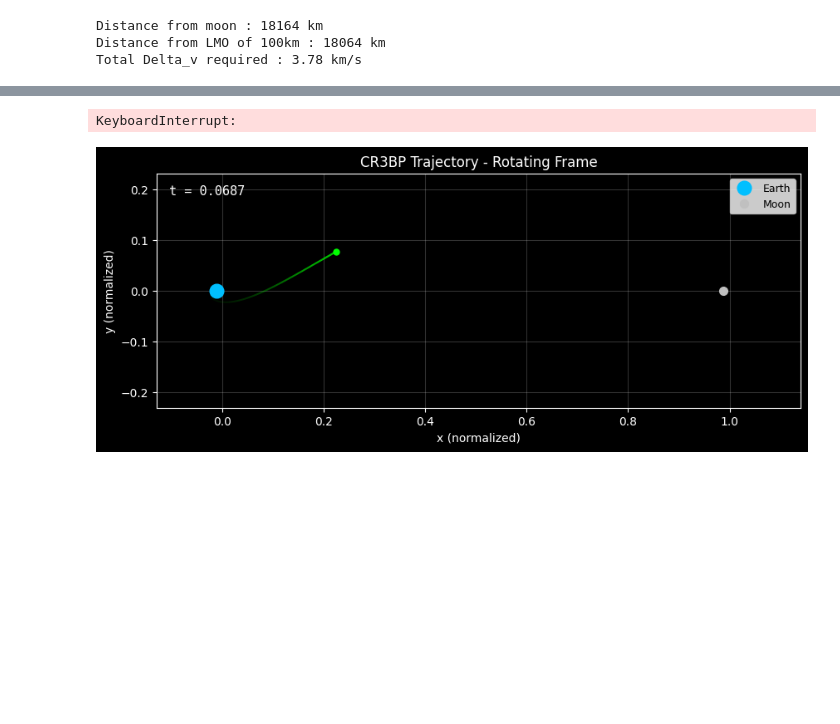
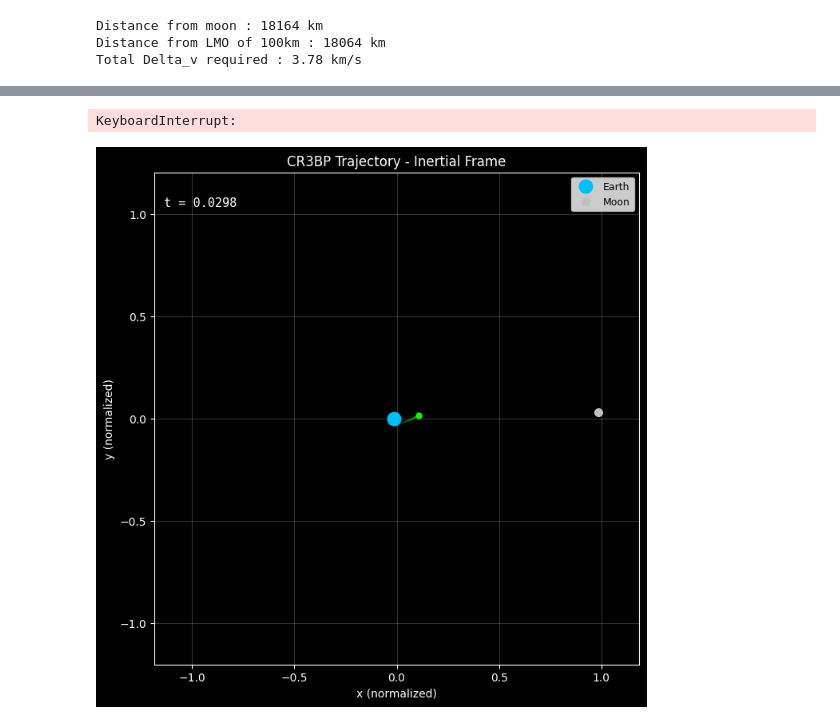
Before and after one commit to samcoulthurst/TrajectoryOptimizer, a Jupyter notebook: notebooks/results_viewer.ipynb, the cells around one changed output, grey strips where cells are left out. Saved outputs shown, nothing was run; the diff lists cells and outputs as text; code cells hidden in the pictures; blank space fills up the shorter version.

```diff
--- a/notebooks/results_viewer.ipynb
+++ b/notebooks/results_viewer.ipynb
@@ -127,7 +112,8 @@ plot_trajectory(states_full, em.mu, t_full, frame="Rotating")
 # %%
-anim = animate_trajectory(em, states_full, t_full, frame='rotating', trail_length=200)
+anim = animate_trajectory(em, states_full, t_full, frame='inertial', trail_length=2000)
 from IPython.display import HTML
 HTML(anim.to_html5_video())
+anim.save('trajectory_animation.mp4', writer='ffmpeg', fps=30, dpi=150)
 # %% [output]
 KeyboardInterrupt:
-[figure, old version]
+[figure, new version]
```
Also changed, not shown: parts of 4 cells of this notebook, 3 other files.
